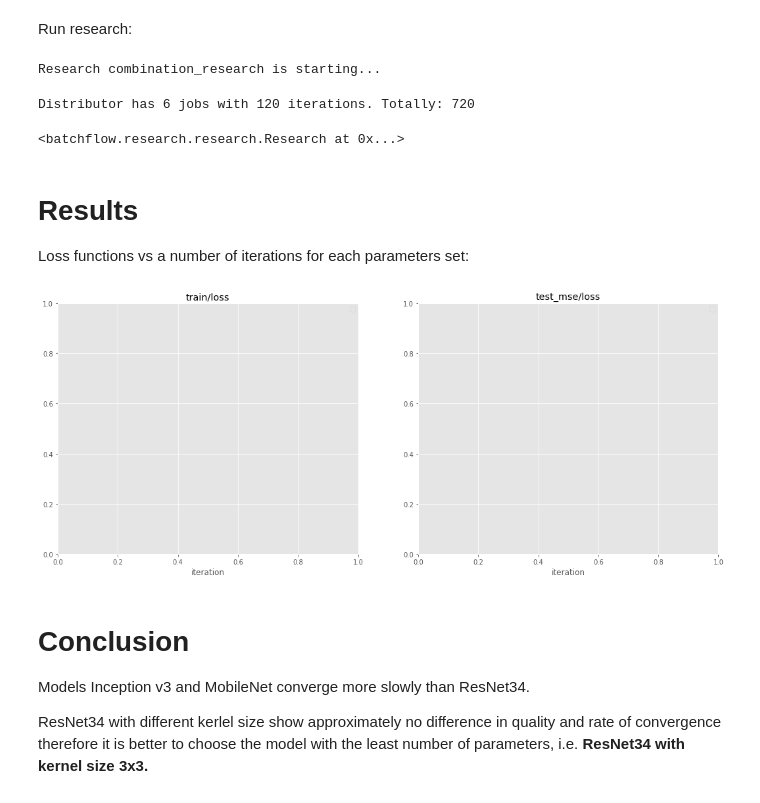
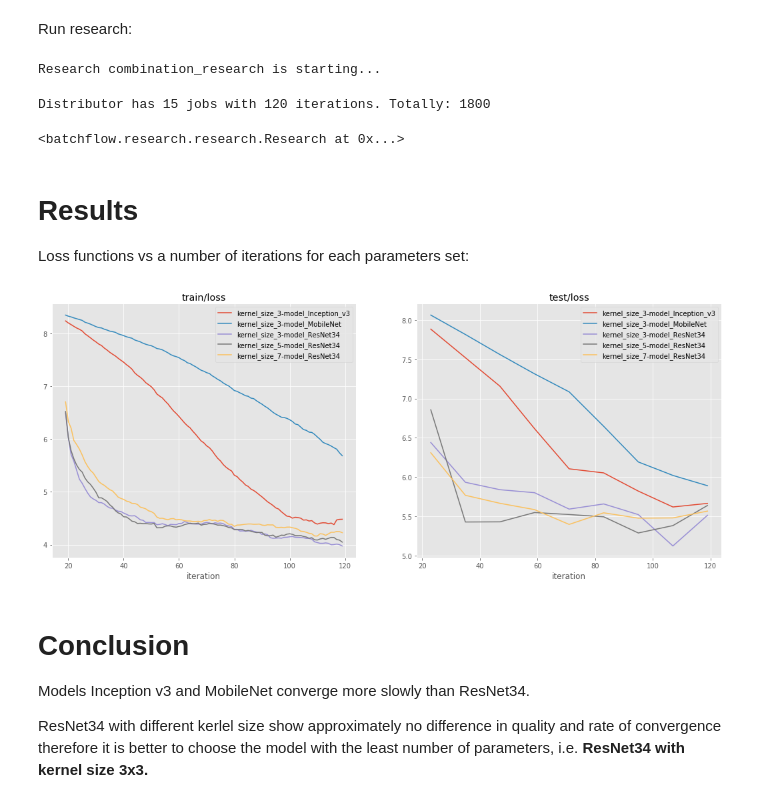
Before and after one commit to gazprom-neft/standards, a Jupyter notebook: model_description/additional_examples/parameters_estimation/model_type_and_kernel_size.ipynb, the cells around one changed output. Drawn from its saved outputs; the diff is of its cells as text; code cells hidden in the pictures.

Commit message:
model type research recalculated

```diff
--- a/model_description/additional_examples/parameters_estimation/model_type_and_kernel_size.ipynb
+++ b/model_description/additional_examples/parameters_estimation/model_type_and_kernel_size.ipynb
@@ -68,15 +64,14 @@ train_pipeline  = (imset.p
                                 save_to=V('loss', mode='w'))
                    .run_later(BATCH_SIZE, shuffle=True, n_epochs=None)
 )
+
 test_pipeline = (imset.p
-                 .init_variable('predictions', init_on_each_run=list)
-                 .init_variable("targets", init_on_each_run=list)
+                 .init_variable('loss', init_on_each_run=list)
                  .import_model('model', C('import_from'))
                  .sample_images(IMAGE_SIZE)
-                 .update(V('targets', mode='e'), B('labels'))
-                 .predict_model('model', fetches='predictions',
-                                images=B('images'),
-                                save_to=V('predictions', mode='e'))
+                 .predict_model('model', fetches='loss',
+                                images=B('images'), labels=B('labels'),
+                                save_to=V('loss', mode='w'))
                  .run_later(BATCH_SIZE, shuffle=False, n_epochs=1)
 )
 # %% [markdown]
@@ -91,14 +86,12 @@ We add to the research a function get_mse that gets results of the test pipeline
 
 Results of the research execution will be saved in the directory __combination_research__
 # %%
-opts = Option('model', [Inception_v3, MobileNet]) #+ Option('model', [ResNet34]) * Option('kernel_size', [3, 5, 7])
+opts = Option('model', [Inception_v3, MobileNet]) * Option('kernel_size', [3]) + Option('model', [ResNet34]) * Option('kernel_size', [3, 5, 7])
 
 research = (Research()
             .add_pipeline(train_pipeline, variables='loss', name='train')
-            .add_pipeline(test_pipeline, name='test', execute=12,
+            .add_pipeline(test_pipeline, variables='loss', name='test', execute=12,
                           run=True, import_from='train')
-            .add_function(get_mse, returns='loss', name='test_mse',
-                          execute=12, pipeline='test')
             .add_grid(opts)
 )
 # %% [markdown]
@@ -111,17 +104,17 @@ research_name = 'combination_research'
 research.run(n_reps=N_REPS, n_iters=N_ITERS, name=research_name, bar=True)
 # %% [output]
 Research combination_research is starting...
-Distributor has 6 jobs with 120 iterations. Totally: 720
+Distributor has 15 jobs with 120 iterations. Totally: 1800
 <batchflow.research.research.Research at 0x...>
 # %% [markdown]
 # Results
 Loss functions vs a number of iterations for each parameters set:
 # %%
-data = Results(path=research_name).load(use_alias=True)
+data = research.load_results(use_alias=True)
 show_research(data, average_repetitions=True, log_scale=[True, True],
-              layout=['train/loss', 'test_mse/loss'], rolling_window=[20, 2])
+              layout=['train/loss', 'test/loss'], rolling_window=[20, 2])
 # %% [output]
-[figure, old version]
+[figure, new version]
 # %% [markdown]
 # Conclusion
 
```
Also changed, not shown: parts of 5 cells of this notebook.
